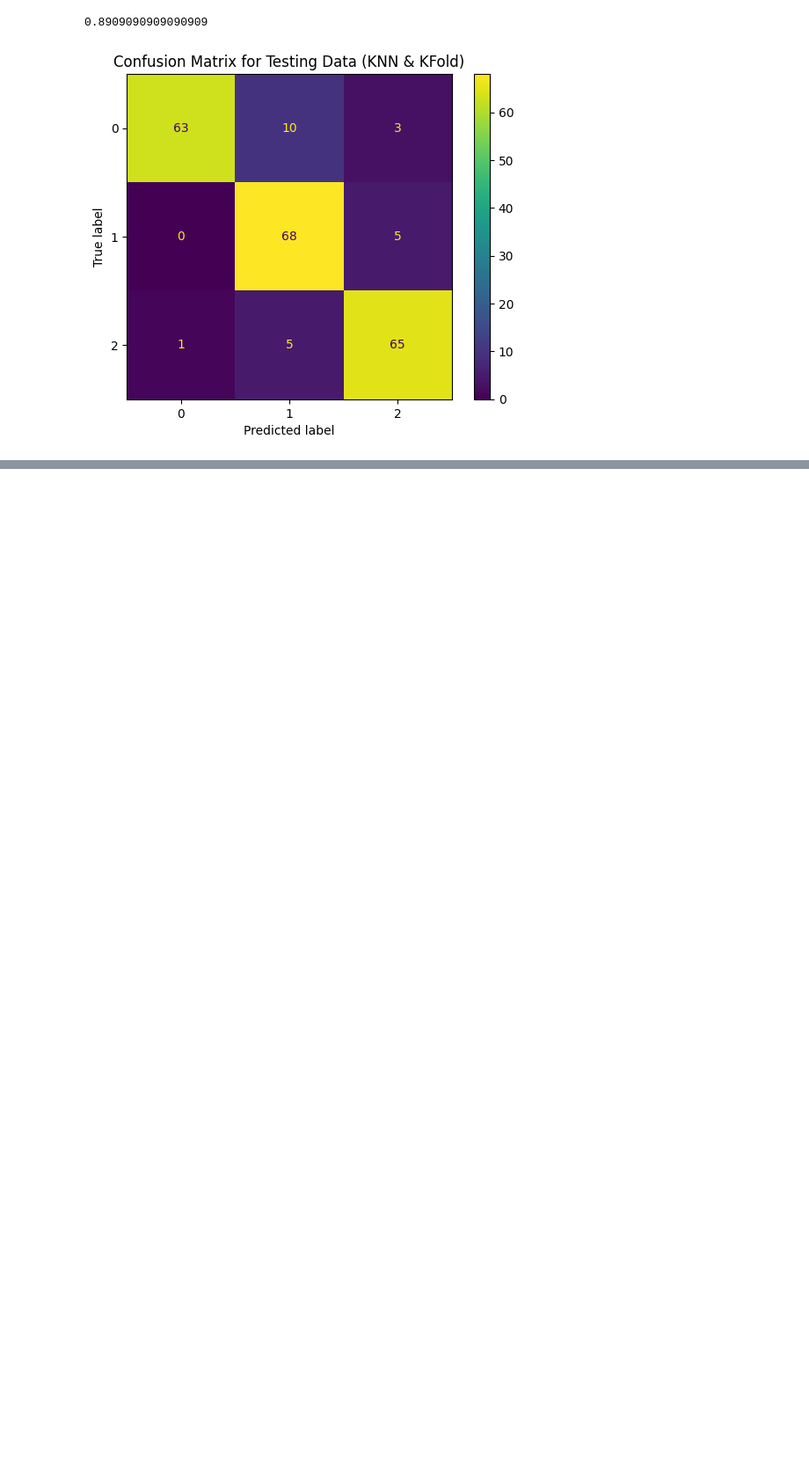
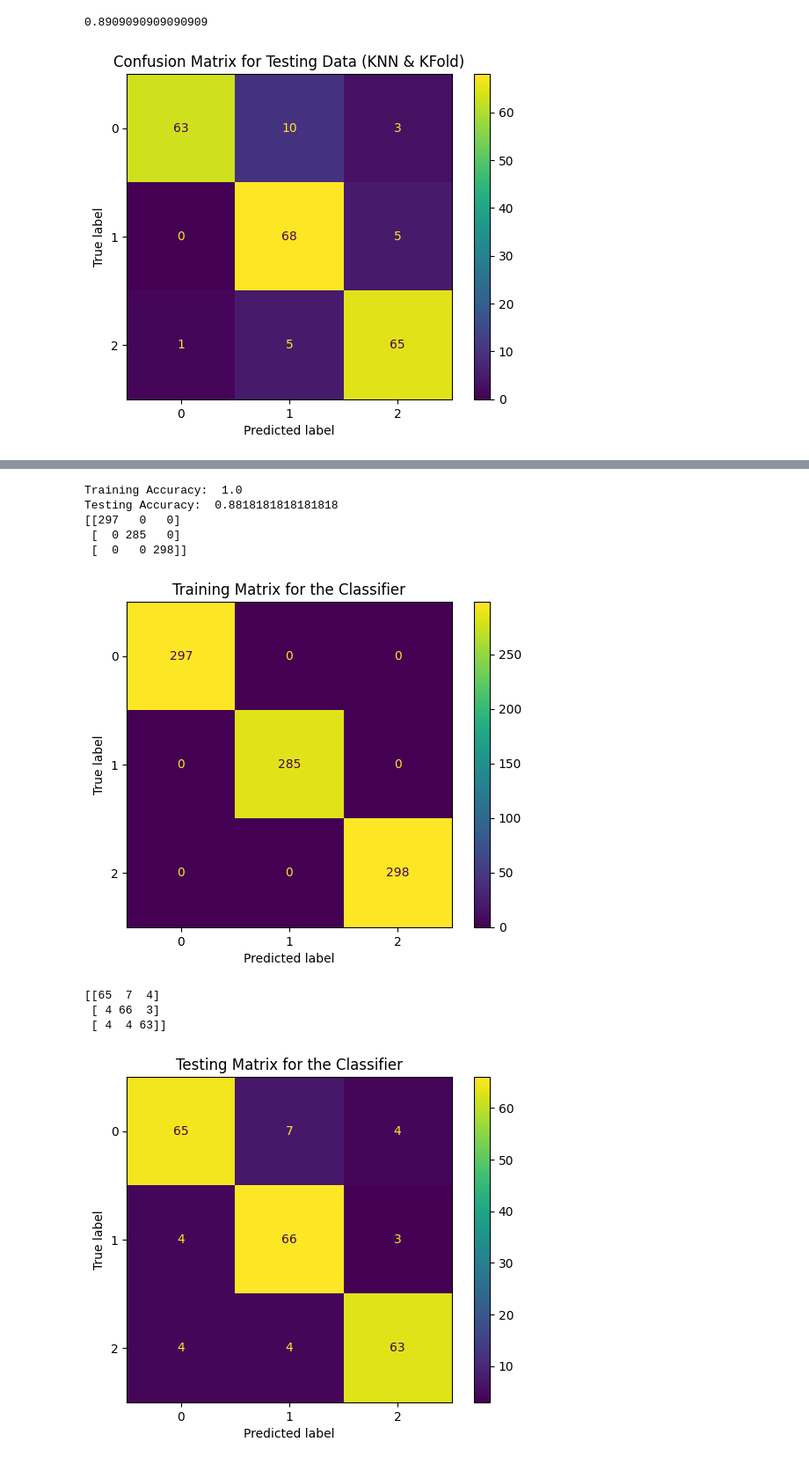
Before and after one commit to ZacPerry-dev/Student-Stress-Factors, a Jupyter notebook: question1.ipynb, the cells around one changed output, grey strips where cells are left out. Shown at 88% size. Cells and saved outputs as stored; diff of their text form; code cells hidden in the pictures; blank space fills up the shorter version.

```diff
--- a/question1.ipynb
+++ b/question1.ipynb
@@ -241,0 +273,41 @@ Testing :  0.8772727272727273
+# %%
+
+mlp = MLPClassifier(hidden_layer_sizes=(500), learning_rate_init=0.01, max_iter=1000, activation='tanh', solver='sgd', random_state=42)
+
+# Fit and predict for the training and testing pre processed X data
+mlp.fit(pre_processed_X_train, y_train)
+y_pred_train = mlp.predict(pre_processed_X_train)
+training_acc_score = accuracy_score(y_train, y_pred_train)
+print("Training Accuracy: ", training_acc_score)
+
+
+y_pred_test = mlp.predict(pre_processed_X_test)
+testing_acc_score = accuracy_score(y_test, y_pred_test)
+print("Testing Accuracy: ", testing_acc_score)
+
+# Create the confusion matrix / heatmap for the training data.
+training_cm = confusion_matrix(y_train, y_pred_train, labels=mlp.classes_)
+print(training_cm)
+display_training_cm = ConfusionMatrixDisplay(confusion_matrix=training_cm, display_labels=mlp.classes_)
+display_training_cm.plot()
+plt.title("Training Matrix for the Classifier")
+plt.show()
+
+# Create the confusion matrix / heatmap for the testing data.
+testing_cm = confusion_matrix(y_test, y_pred_test, labels=mlp.classes_)
+print(testing_cm)
+display_testing_cm = ConfusionMatrixDisplay(confusion_matrix=testing_cm, display_labels=mlp.classes_)
+display_testing_cm.plot()
+plt.title("Testing Matrix for the Classifier")
+plt.show()
+# %% [output]
+Training Accuracy:  1.0
+Testing Accuracy:  0.8818181818181818
+[[297   0   0]
+ [  0 285   0]
+ [  0   0 298]]
+[figure, added]
+[[65  7  4]
+ [ 4 66  3]
+ [ 4  4 63]]
+[figure, added]
```
Also changed, not shown: parts of 14 cells of this notebook, 1 other file.
